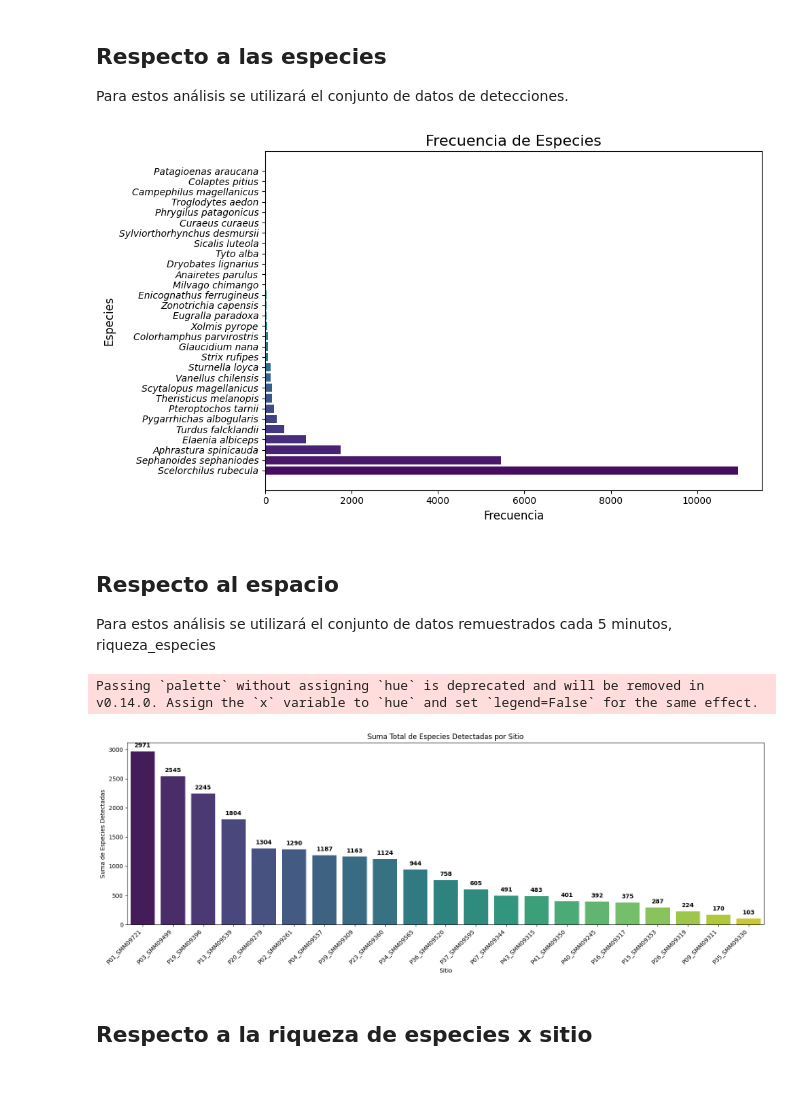
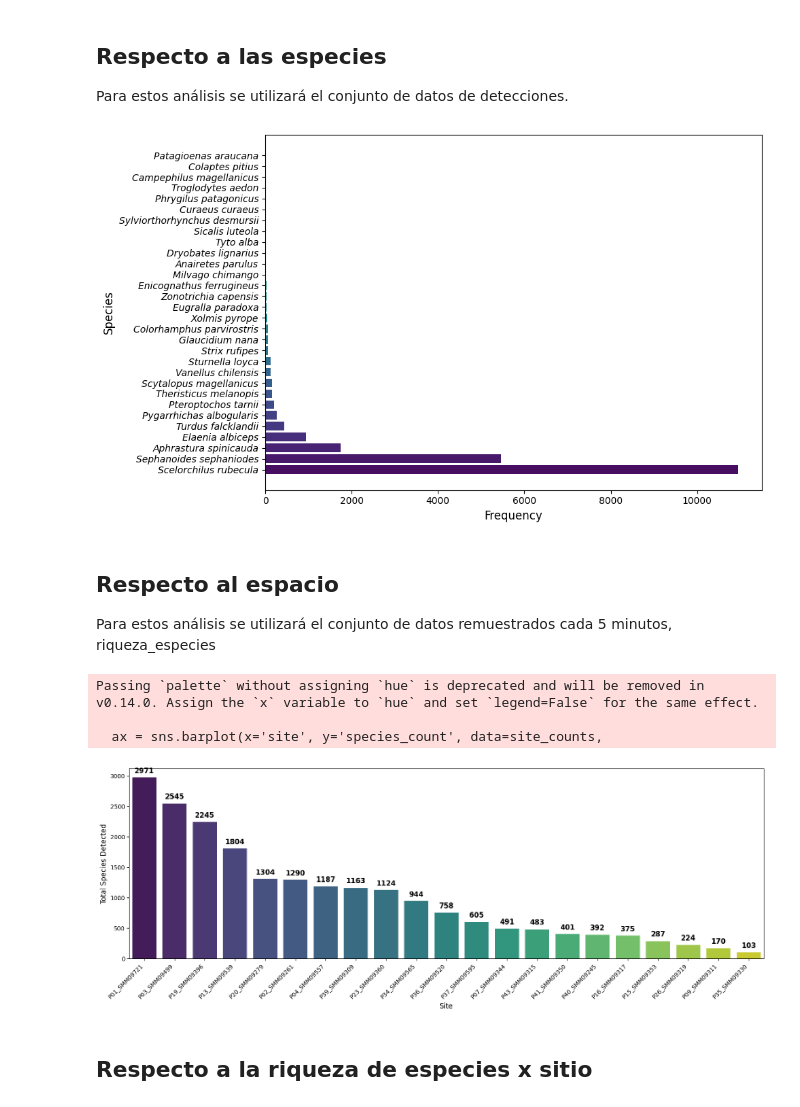
Before and after one commit to camilobehrens/figuras_mauro, a Jupyter notebook: codigo/figuras.ipynb, the cells around one changed output. Drawn from its saved outputs; the diff is of its cells as text; code cells hidden in the pictures.

```diff
--- a/codigo/figuras.ipynb
+++ b/codigo/figuras.ipynb
@@ -71,14 +71,14 @@ palette = sns.color_palette("viridis", n_colors=len(species))
 
 plt.figure(figsize=(10, 6))
 plt.barh(unique_species_count.index, unique_species_count.values, color=palette)
-plt.title('Frecuencia de Especies', fontsize=16)
-plt.xlabel('Frecuencia', fontsize=12)
-plt.ylabel('Especies', fontsize=12)
+#plt.title('Frecuencia de Especies', fontsize=16)
+plt.xlabel('Frequency', fontsize=12)
+plt.ylabel('Species', fontsize=12)
 plt.yticks(fontstyle='italic', fontsize=10)
 plt.tight_layout()
 plt.show()
 # %% [output]
-[figure, old version]
+[figure, new version]
 # %% [markdown]
 ## Respecto al espacio
 
@@ -86,35 +86,37 @@ Para estos análisis se utilizará el conjunto de datos remuestrados cada 5 minu
 # %%
 import pandas as pd
 import matplotlib.pyplot as plt
 import seaborn as sns
 
 # Agrupar y ordenar
 site_counts = df2.groupby('site', observed=True)['species_count'].sum().reset_index()
 site_counts = site_counts.sort_values(by='species_count', ascending=False)
 
 plt.figure(figsize=(16, 6))
 ax = sns.barplot(x='site', y='species_count', data=site_counts,
                  order=site_counts['site'], palette="viridis")
 
-plt.title('Suma Total de Especies Detectadas por Sitio')
-plt.xlabel('Sitio')
-plt.ylabel('Suma de Especies Detectadas')
+#plt.title('Suma Total de Especies Detectadas por Sitio')
+plt.xlabel('Site', fontsize=12)
+plt.ylabel('Total Species Detected', fontsize=12)
 plt.xticks(rotation=45, ha='right')
 plt.tight_layout()
 
 # Agregar los valores encima de cada barra, usando los patches del gráfico
 for bar in ax.patches:
     height = bar.get_height()
     ax.annotate(f'{int(height)}',
                 xy=(bar.get_x() + bar.get_width() / 2, height),
                 xytext=(0, 5),  # 5 puntos arriba
                 textcoords='offset points',
-                ha='center', va='bottom', fontsize=10, fontweight='bold')
+                ha='center', va='bottom', fontsize=12, fontweight='bold')
 
 plt.show()
 # %% [output]
 Passing `palette` without assigning `hue` is deprecated and will be removed in v0.14.0. Assign the `x` variable to `hue` and set `legend=False` for the same effect.
+
+  ax = sns.barplot(x='site', y='species_count', data=site_counts,
-[figure, old version]
+[figure, new version]
 # %% [markdown]
 ## Respecto a la riqueza de especies x sitio
 # %%
```
Also changed, not shown: parts of 1 cell of this notebook, 5 other files.
